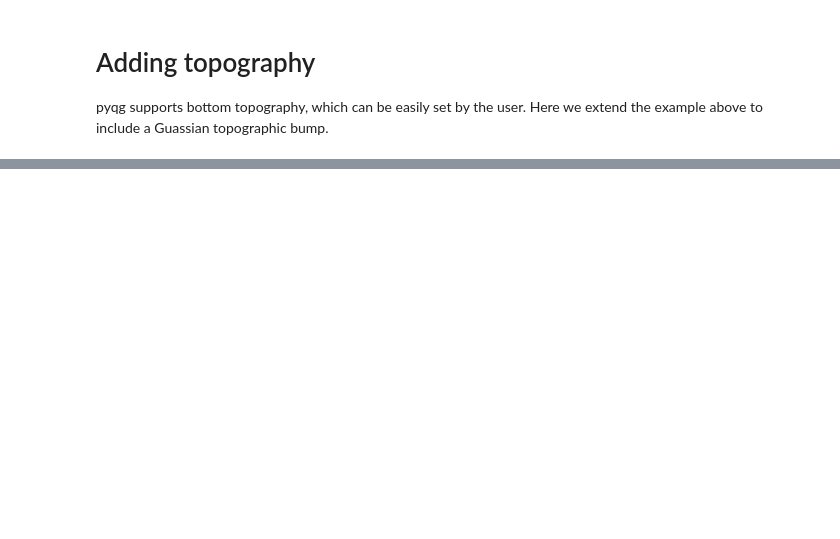
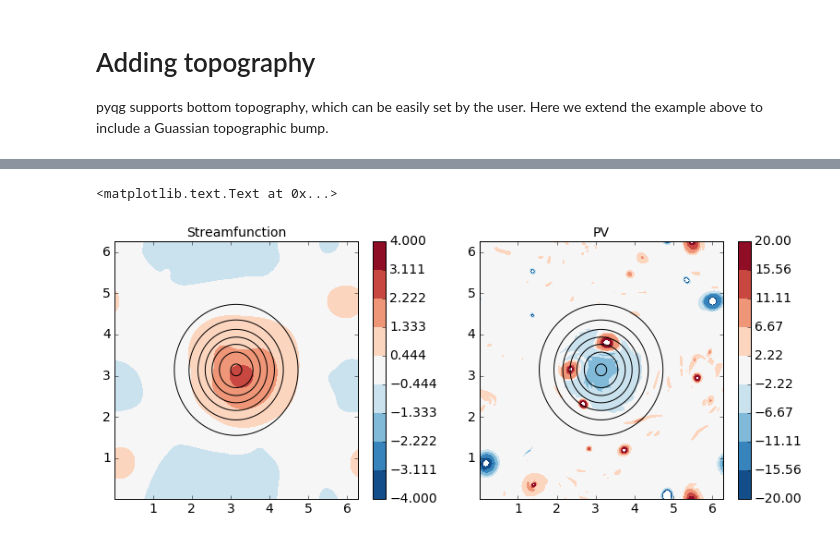
Before and after one commit to crocha700/pyqg, a Jupyter notebook: docs/examples/barotropic.ipynb, the cells around one changed output, grey strips where cells are left out. Cells and saved outputs as stored; diff of their text form; code cells hidden in the pictures; blank space fills up the shorter version.

```diff
--- a/docs/examples/barotropic.ipynb
+++ b/docs/examples/barotropic.ipynb
@@ -147,9 +243,24 @@ for _ in mtopo.run_with_snapshots(tsnapstart=0, tsnapint=10):
 # %%
-fig, ax = plt.subplots()
-pc = plt.contourf(mtopo.x,mtopo.y,np.fft.irfft2(mtopo.ph[0]),np.linspace(-2,2,10),cmap='RdBu_r')
+fig = plt.figure(figsize=(13,5))
+plt.subplot(121)
+pc = plt.contourf(mtopo.x,mtopo.y,np.fft.irfft2(mtopo.ph[0]),np.linspace(-4,4,10),cmap='RdBu_r')
 plt.contour(mtopo.x,mtopo.y,etab,colors='k')
 ax.set_xlim([0, 2*np.pi])
 ax.set_ylim([0, 2*np.pi]);
 #pc.set_clim([-40,40])
 plt.colorbar(pc)
 ax.set_aspect(1)
+plt.title('Streamfunction')
+
+plt.subplot(122)
+pc = plt.contourf(mtopo.x,mtopo.y,mtopo.q[0],np.linspace(-20,20,10),cmap='RdBu_r')
+plt.contour(mtopo.x,mtopo.y,etab,colors='k')
+ax.set_xlim([0, 2*np.pi])
+ax.set_ylim([0, 2*np.pi]);
+#pc.set_clim([-40,40])
+plt.colorbar(pc)
+ax.set_aspect(1)
+plt.title('PV')
+# %% [output]
+<matplotlib.text.Text at 0x...>
+[figure, added]
```
Also changed, not shown: parts of 6 cells of this notebook.
